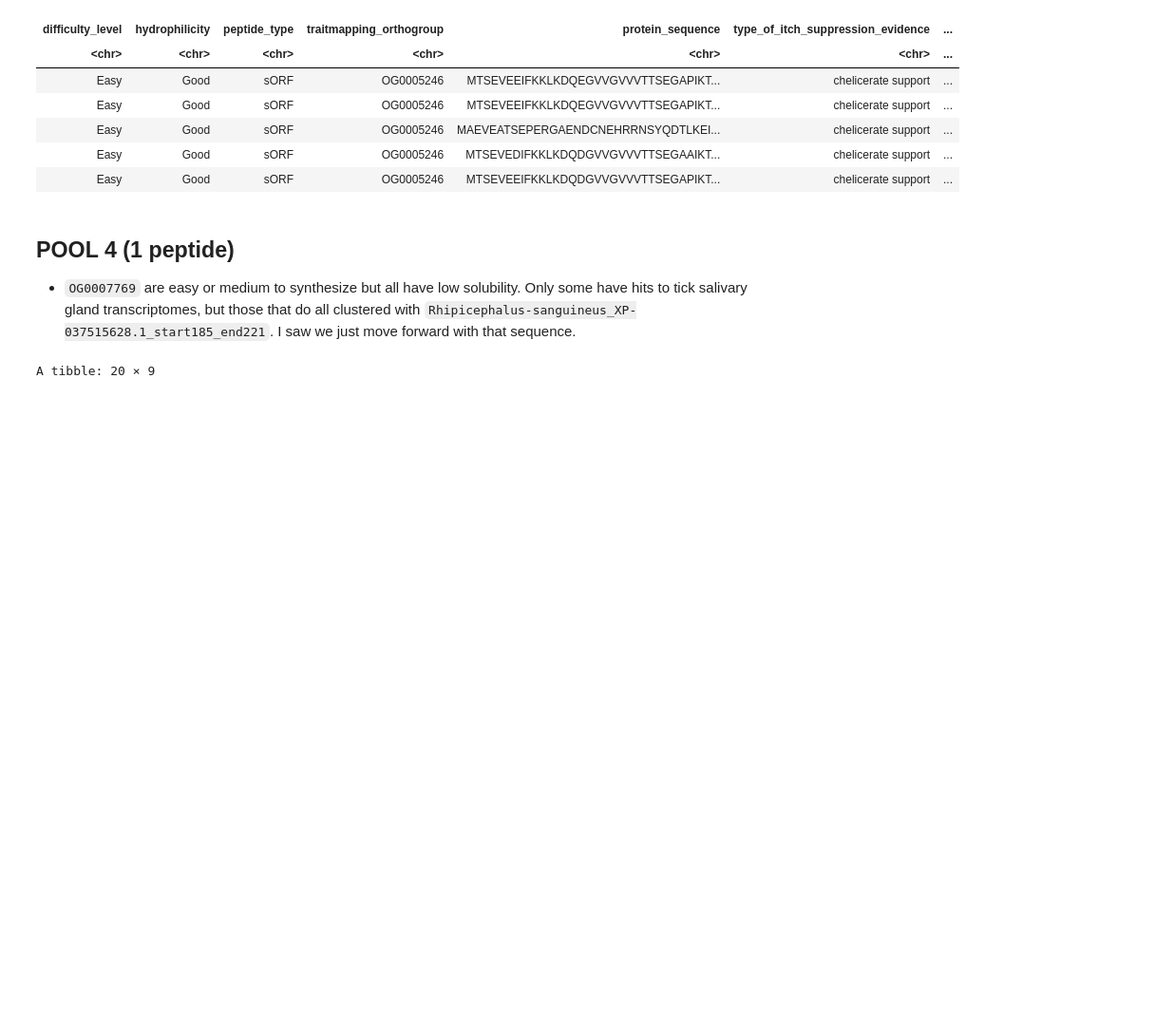
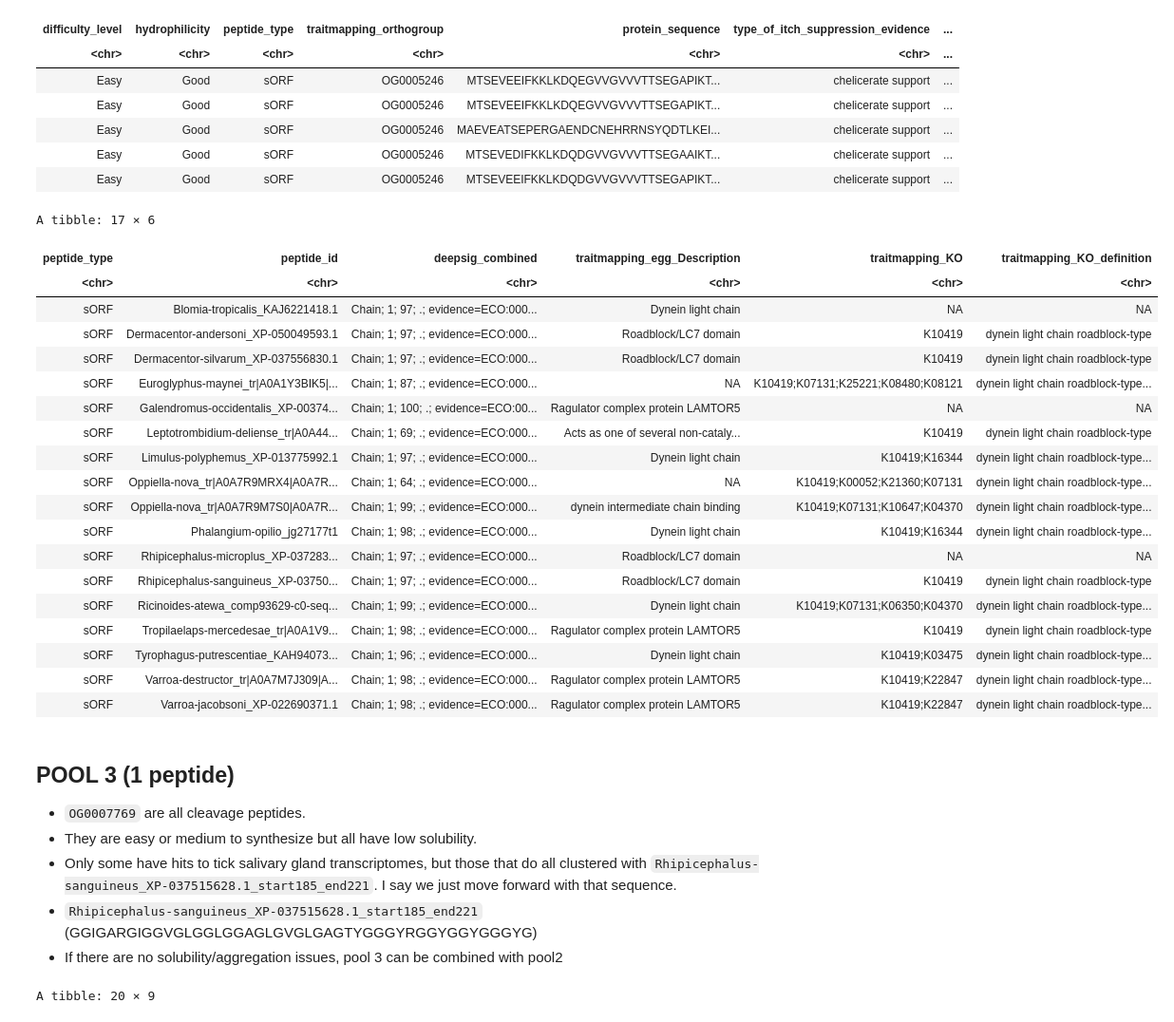
Before and after one commit to Arcadia-Science/2024-chelicerate-phylogenomics-peptides, a Jupyter notebook: notebooks/20240418-peptides-into-pools.ipynb, the cells around one changed output. Shown: that part at 95% size. Cells and saved outputs as stored; diff of their text form; code cells hidden in the pictures; blank space fills up the shorter version.

```diff
--- a/notebooks/20240418-peptides-into-pools.ipynb
+++ b/notebooks/20240418-peptides-into-pools.ipynb
@@ -218,10 +352,41 @@ A tibble: 5 × 10
 | Easy | Good | sORF | OG0005246 | MAEVEATSEPERGAENDCNEHRRNSYQDTLKEI... | chelicerate support | ... |
 | Easy | Good | sORF | OG0005246 | MTSEVEDIFKKLKDQDGVVGVVVTTSEGAAIKT... | chelicerate support | ... |
 | Easy | Good | sORF | OG0005246 | MTSEVEEIFKKLKDQDGVVGVVVTTSEGAPIKT... | chelicerate support | ... |
+# %%
+# look at annotation information
+predictions %>%
+  filter(traitmapping_orthogroup == "OG0005246") %>%
+  filter(difficulty_level %in% c("Easy", "Medium")) %>%
+  select(peptide_type, peptide_id, starts_with("deepsig"), traitmapping_egg_Description, traitmapping_KO, traitmapping_KO_definition)
+# %% [output]
+A tibble: 17 × 6
+| peptide_type | peptide_id | deepsig_combined | traitmapping_egg_Description | traitmapping_KO | traitmapping_KO_definition |
+| <chr> | <chr> | <chr> | <chr> | <chr> | <chr> |
+| sORF | Blomia-tropicalis_KAJ6221418.1 | Chain; 1; 97; .; evidence=ECO:000... | Dynein light chain | NA | NA |
+| sORF | Dermacentor-andersoni_XP-050049593.1 | Chain; 1; 97; .; evidence=ECO:000... | Roadblock/LC7 domain | K10419 | dynein light chain roadblock-type |
+| sORF | Dermacentor-silvarum_XP-037556830.1 | Chain; 1; 97; .; evidence=ECO:000... | Roadblock/LC7 domain | K10419 | dynein light chain roadblock-type |
+| sORF | Euroglyphus-maynei_tr|A0A1Y3BIK5|... | Chain; 1; 87; .; evidence=ECO:000... | NA | K10419;K07131;K25221;K08480;K08121 | dynein light chain roadblock-type... |
+| sORF | Galendromus-occidentalis_XP-00374... | Chain; 1; 100; .; evidence=ECO:00... | Ragulator complex protein LAMTOR5 | NA | NA |
+| sORF | Leptotrombidium-deliense_tr|A0A44... | Chain; 1; 69; .; evidence=ECO:000... | Acts as one of several non-cataly... | K10419 | dynein light chain roadblock-type |
+| sORF | Limulus-polyphemus_XP-013775992.1 | Chain; 1; 97; .; evidence=ECO:000... | Dynein light chain | K10419;K16344 | dynein light chain roadblock-type... |
+| sORF | Oppiella-nova_tr|A0A7R9MRX4|A0A7R... | Chain; 1; 64; .; evidence=ECO:000... | NA | K10419;K00052;K21360;K07131 | dynein light chain roadblock-type... |
+| sORF | Oppiella-nova_tr|A0A7R9M7S0|A0A7R... | Chain; 1; 99; .; evidence=ECO:000... | dynein intermediate chain binding | K10419;K07131;K10647;K04370 | dynein light chain roadblock-type... |
+| sORF | Phalangium-opilio_jg27177t1 | Chain; 1; 98; .; evidence=ECO:000... | Dynein light chain | K10419;K16344 | dynein light chain roadblock-type... |
+| sORF | Rhipicephalus-microplus_XP-037283... | Chain; 1; 97; .; evidence=ECO:000... | Roadblock/LC7 domain | NA | NA |
+| sORF | Rhipicephalus-sanguineus_XP-03750... | Chain; 1; 97; .; evidence=ECO:000... | Roadblock/LC7 domain | K10419 | dynein light chain roadblock-type |
+| sORF | Ricinoides-atewa_comp93629-c0-seq... | Chain; 1; 99; .; evidence=ECO:000... | Dynein light chain | K10419;K07131;K06350;K04370 | dynein light chain roadblock-type... |
+| sORF | Tropilaelaps-mercedesae_tr|A0A1V9... | Chain; 1; 98; .; evidence=ECO:000... | Ragulator complex protein LAMTOR5 | K10419 | dynein light chain roadblock-type |
+| sORF | Tyrophagus-putrescentiae_KAH94073... | Chain; 1; 96; .; evidence=ECO:000... | Dynein light chain | K10419;K03475 | dynein light chain roadblock-type... |
+| sORF | Varroa-destructor_tr|A0A7M7J309|A... | Chain; 1; 98; .; evidence=ECO:000... | Ragulator complex protein LAMTOR5 | K10419;K22847 | dynein light chain roadblock-type... |
+| sORF | Varroa-jacobsoni_XP-022690371.1 | Chain; 1; 98; .; evidence=ECO:000... | Ragulator complex protein LAMTOR5 | K10419;K22847 | dynein light chain roadblock-type... |
 # %% [markdown]
-## POOL 4 (1 peptide)
+## POOL 3 (1 peptide)
 
-* `OG0007769` are easy or medium to synthesize but all have low solubility. Only some have hits to tick salivary gland transcriptomes, but those that do all clustered with `Rhipicephalus-sanguineus_XP-037515628.1_start185_end221`. I saw we just move forward with that sequence.
+* `OG0007769` are all cleavage peptides.
+* They are easy or medium to synthesize but all have low solubility.
+* Only some have hits to tick salivary gland transcriptomes, but those that do all clustered with `Rhipicephalus-sanguineus_XP-037515628.1_start185_end221`. I say we just move forward with that sequence.
+* `Rhipicephalus-sanguineus_XP-037515628.1_start185_end221` (GGIGARGIGGVGLGGLGGAGLGVGLGAGTYGGGYRGGYGGYGGGYG)
+* If there are no solubility/aggregation issues, pool 3 can be combined with pool2
 # %%
 OG0007769 <- predictions %>%
   select(difficulty_level, hydrophilicity, peptide_type, traitmapping_orthogroup, protein_sequence,
```
Also changed, not shown: parts of 23 cells of this notebook.
